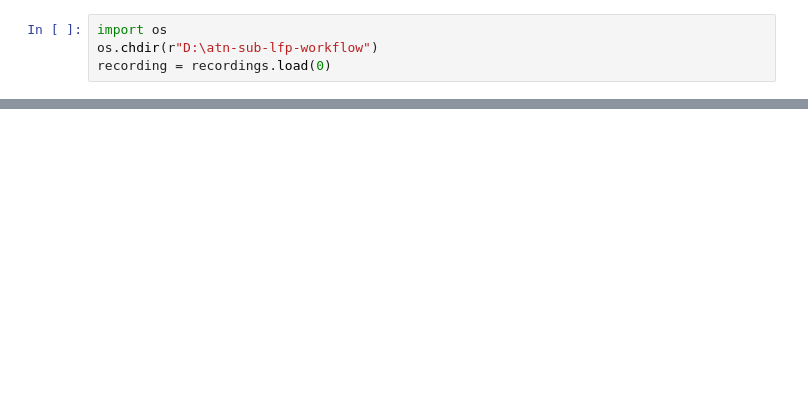
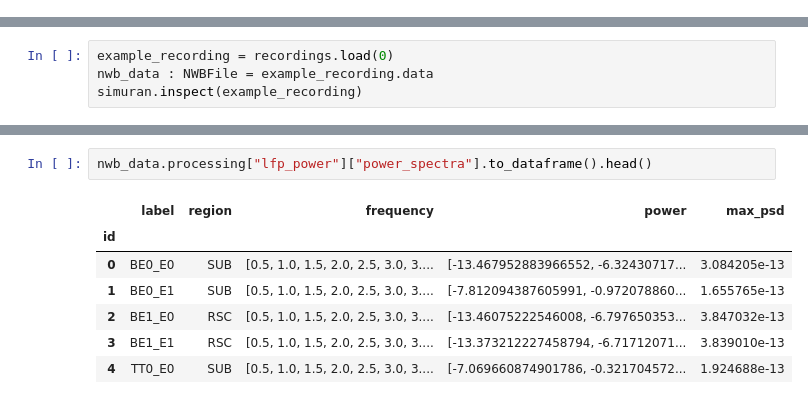
Before and after one commit to seankmartin/atn-sub-lfp-workflow, a Jupyter notebook: workflow/notebooks/explore_nwb.ipynb, the cells around one changed output, grey strips where cells are left out. Cells and saved outputs as stored; diff of their text form; blank space fills up the shorter version.

```diff
--- a/workflow/notebooks/explore_nwb.ipynb
+++ b/workflow/notebooks/explore_nwb.ipynb
@@ -32,4 +30,0 @@ RecordingContainer(load_on_fly=True, last_loaded=Recording(attrs={}, datetime=da
-# %%
-import os
-os.chdir(r"D:\atn-sub-lfp-workflow")
-recording = recordings.load(0)
@@ -233,0 +31,4 @@ simuran.inspect(recording.data)
+# %%
+example_recording = recordings.load(0)
+nwb_data : NWBFile = example_recording.data
+simuran.inspect(example_recording)
@@ -233,0 +198,10 @@ simuran.inspect(recording.data)
+# %%
+nwb_data.processing["lfp_power"]["power_spectra"].to_dataframe().head()
+# %% [output]
+|  | label | region | frequency | power | max_psd |
+| id |  |  |  |  |  |
+| 0 | BE0_E0 | SUB | [0.5, 1.0, 1.5, 2.0, 2.5, 3.0, 3.... | [-13.467952883966552, -6.32430717... | 3.084205e-13 |
+| 1 | BE0_E1 | SUB | [0.5, 1.0, 1.5, 2.0, 2.5, 3.0, 3.... | [-7.812094387605991, -0.972078860... | 1.655765e-13 |
+| 2 | BE1_E0 | RSC | [0.5, 1.0, 1.5, 2.0, 2.5, 3.0, 3.... | [-13.46075222546008, -6.797650353... | 3.847032e-13 |
+| 3 | BE1_E1 | RSC | [0.5, 1.0, 1.5, 2.0, 2.5, 3.0, 3.... | [-13.373212227458794, -6.71712071... | 3.839010e-13 |
+| 4 | TT0_E0 | SUB | [0.5, 1.0, 1.5, 2.0, 2.5, 3.0, 3.... | [-7.069660874901786, -0.321704572... | 1.924688e-13 |
```
Also changed, not shown: parts of 27 cells of this notebook.
